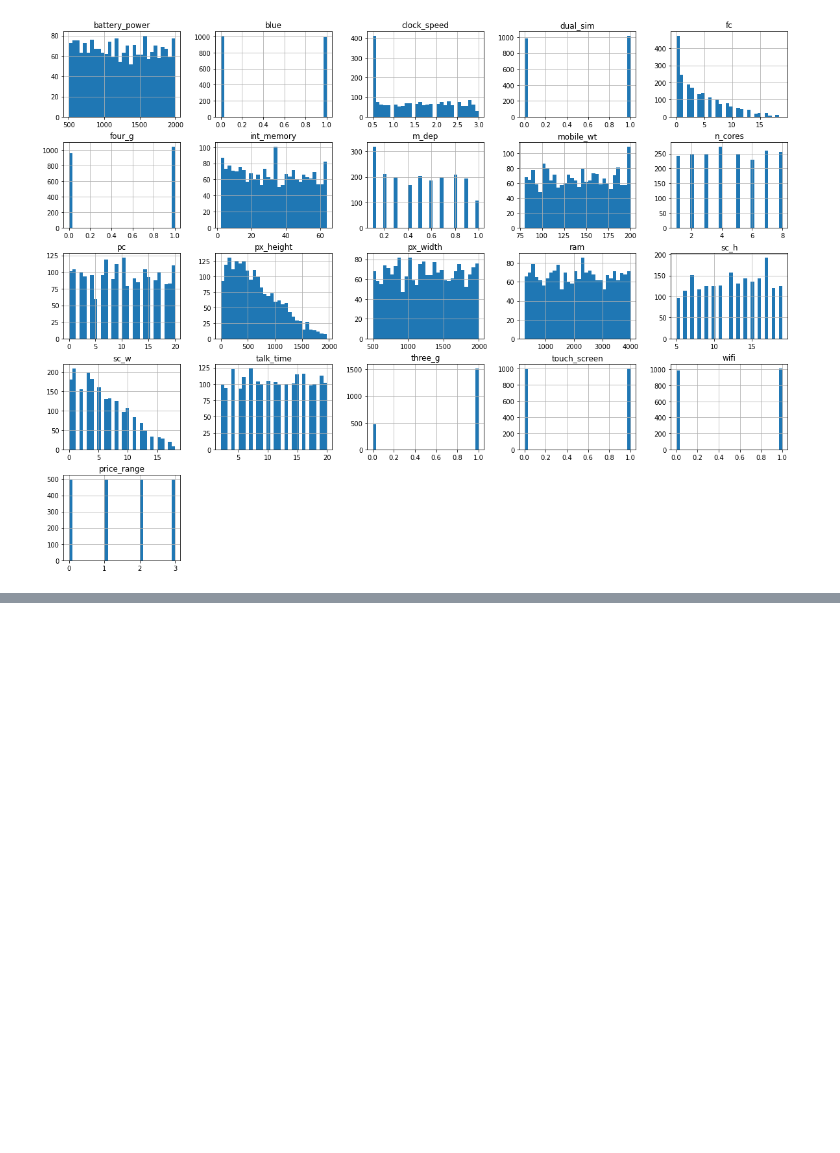
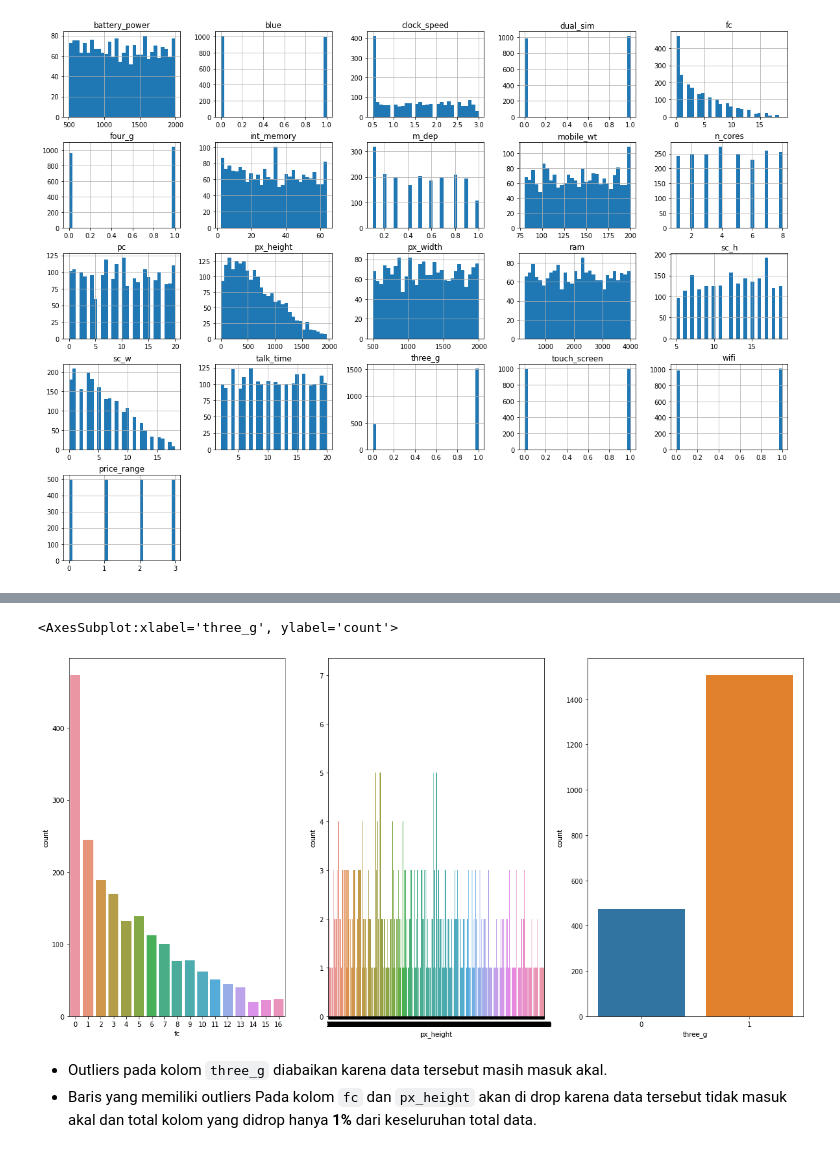
Before and after one commit to Liore-S/mobile-price-classification, a Jupyter notebook: main.ipynb, the cells around one changed output, grey strips where cells are left out. Cells and saved outputs as stored; diff of their text form; code cells hidden in the pictures; blank space fills up the shorter version.

Commit message:
remove outliers

```diff
--- a/main.ipynb
+++ b/main.ipynb
@@ -181,4 +96,0 @@ Name: price_range, dtype: int64
-# %%
-#
-sns.set_theme(style='ticks')
-ax = sns.catplot(x='price_range', y='ram', data=df, palette='mako')
@@ -186,0 +99,20 @@ ax = sns.catplot(x='price_range', y='ram', data=df, palette='mako')
+# %%
+# Loop through each column and check for outliers
+for i in range (len(df.columns)):
+  q_1, q_3 = np.percentile(df[df.columns[i]], [25, 75])
+  iqr = q_3 - q_1
+  fLow = q_1 - (1.5 * iqr)
+  fHigh = q_3 + (1.5 * iqr)
+  outliers = df[df.columns[i]][(
+      (df[df.columns[i]] < (fLow)) | (df[df.columns[i]] > (fHigh)))]
+  if outliers.max() > 0:
+    df = df.loc[(df[df.columns[i]] >= (fLow)) & (df[df.columns[i]] <= (fHigh))]
+    print(f'{df.columns[i]} : ')
+    print('number of outliers: '+ str(len(outliers))+ ' (drop)')
+    print('max outlier value: '+ str(outliers.max()))
+    print('min outlier value: '+ str(outliers.min()))
+  if outliers.max() == 0:
+    print(f'{df.columns[i]} : ')
+    print('number of outliers: '+ str(len(outliers)))
+    print('max outlier value: '+ str(outliers.max()))
+    print('min outlier value: '+ str(outliers.min()))
@@ -186,0 +132,11 @@ ax = sns.catplot(x='price_range', y='ram', data=df, palette='mako')
+# %%
+fig, axs = plt.subplots(ncols=3, figsize=(20,10))
+sns.countplot(x='fc', data=df, ax=axs[0])
+sns.countplot(x='px_height', data=df, ax=axs[1])
+sns.countplot(x='three_g', data=df, ax=axs[2])
+# %% [output]
+<AxesSubplot:xlabel='three_g', ylabel='count'>
+[figure, added]
+# %% [markdown]
+- Outliers pada kolom `three_g` diabaikan karena data tersebut masih masuk akal.
+- Baris yang memiliki outliers Pada kolom `fc` dan `px_height` akan di drop karena data tersebut tidak masuk akal dan total kolom yang didrop hanya <b>1%</b> dari keseluruhan total data.
```
Also changed, not shown: parts of 12 cells of this notebook.
